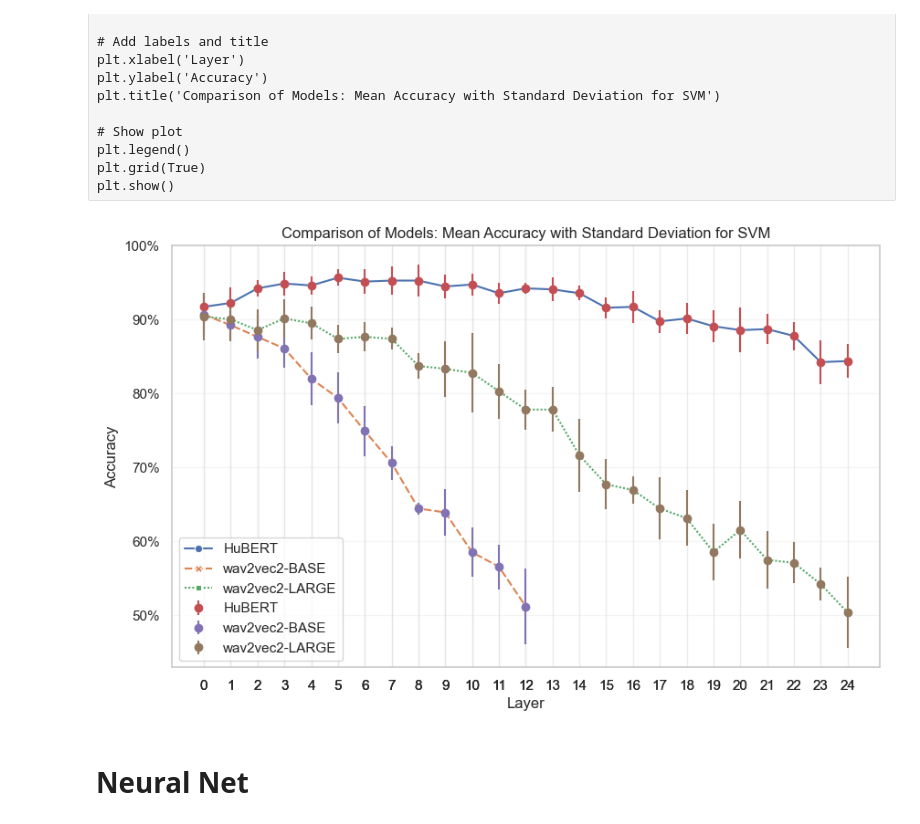
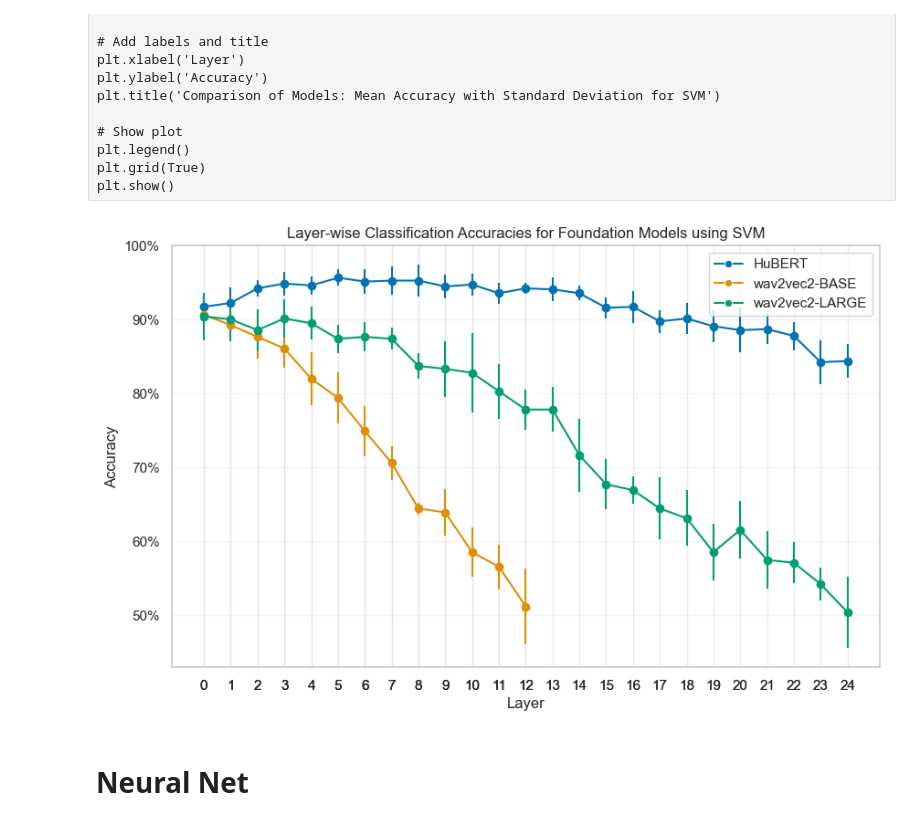
Before and after one commit to ajuanijustus/voice2mode, a Jupyter notebook: Evaluation.ipynb, the cells around one changed output. Drawn from its saved outputs; the diff is of its cells as text; code cells hidden in the pictures.

Commit message:
Update graph for paper

```diff
--- a/Evaluation.ipynb
+++ b/Evaluation.ipynb
@@ -206,39 +206,38 @@ wav2vec2large_std_accuracy = wav2vec2large_5fold_df.groupby('Layer')['Fold_Accur
 data = pd.concat([
     pd.DataFrame({'Layer': hubert_mean_accuracy.index, 'Mean Accuracy': hubert_mean_accuracy, 'Standard Deviation': hubert_std_accuracy, 'Model': 'HuBERT'}),
     pd.DataFrame({'Layer': wav2vec2base_mean_accuracy.index, 'Mean Accuracy': wav2vec2base_mean_accuracy, 'Standard Deviation': wav2vec2base_std_accuracy, 'Model': 'wav2vec2-BASE'}),
     pd.DataFrame({'Layer': wav2vec2large_mean_accuracy.index, 'Mean Accuracy': wav2vec2large_mean_accuracy, 'Standard Deviation': wav2vec2large_std_accuracy, 'Model': 'wav2vec2-LARGE'})
 ])
 
 # Plot using Seaborn
 plt.figure(figsize=(10, 6))
-sns.lineplot(data=data, x='Layer', y='Mean Accuracy', hue='Model', marker='o', style='Model', markers=True, err_style='bars')
-sns.scatterplot(data=data, x='Layer', y='Mean Accuracy', hue='Model', style='Model', markers=True, legend=False)
+sns.lineplot(data=data, x='Layer', y='Mean Accuracy', hue='Model', marker='o', err_style='bars', errorbar='sd', palette='colorblind')
 
 # Convert y-axis to percentages
 plt.gca().yaxis.set_major_formatter(ticker.FuncFormatter(lambda y, _: '{:.0%}'.format(y)))
 # Show every value on the x-axis
 plt.xticks(data['Layer'])
 
 # Add error bars
 for i, model in enumerate(['HuBERT', 'wav2vec2-BASE', 'wav2vec2-LARGE']):
     model_data = data[data['Model'] == model]
-    plt.errorbar(model_data['Layer'], model_data['Mean Accuracy'], yerr=model_data['Standard Deviation'], fmt='o', label=model)
+    plt.errorbar(model_data['Layer'], model_data['Mean Accuracy'], yerr=model_data['Standard Deviation'], fmt='o', color=sns.color_palette('colorblind')[i])
 
 # Add labels and title
 plt.xlabel('Layer')
 plt.ylabel('Accuracy')
-plt.title('Comparison of Models: Mean Accuracy with Standard Deviation for SVM')
+plt.title('Layer-wise Classification Accuracies for Foundation Models using SVM')
 
 # Show plot
 plt.legend()
 plt.grid(True, alpha=0.2)
 
 # Save plot as SVG
-plt.savefig('cm_svm.svg', format='svg')
+plt.savefig('results/cm_svm.svg', format='svg')
 
 plt.show()
 # %% [output]
-[figure, old version]
+[figure, new version]
 # %% [markdown]
 # Neural Net
 # %% [markdown]
```
Also changed, not shown: parts of 1 cell of this notebook, 1 other file.
